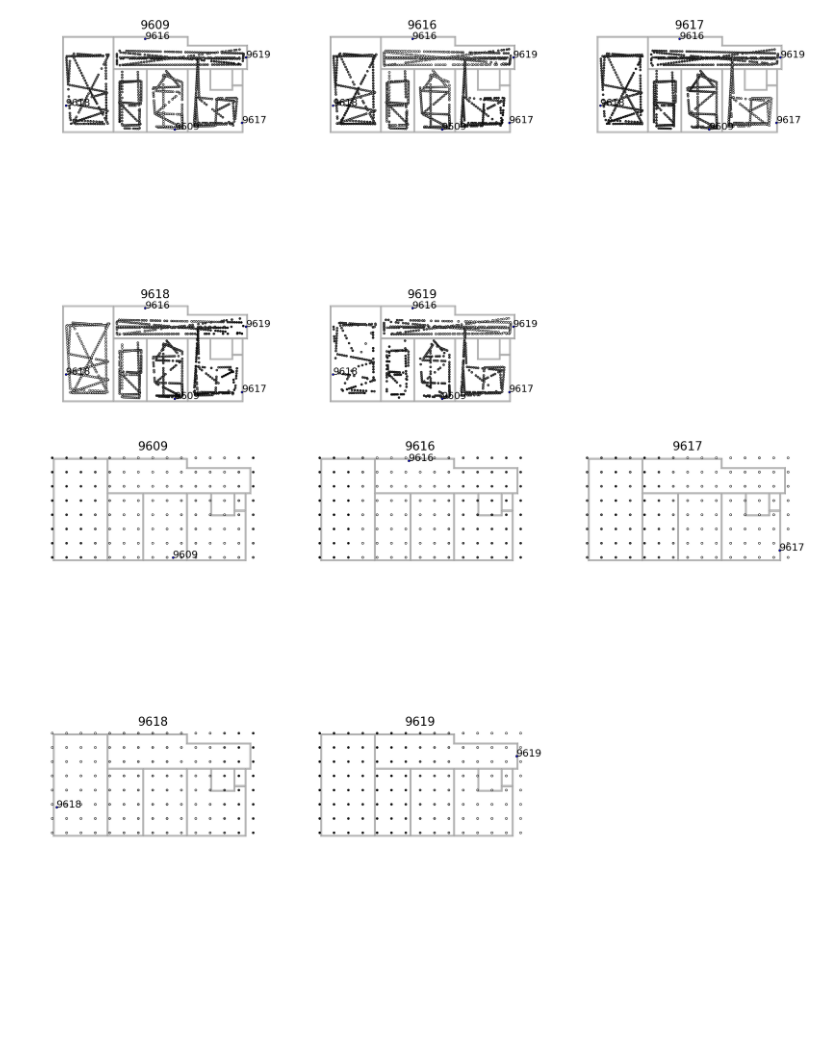
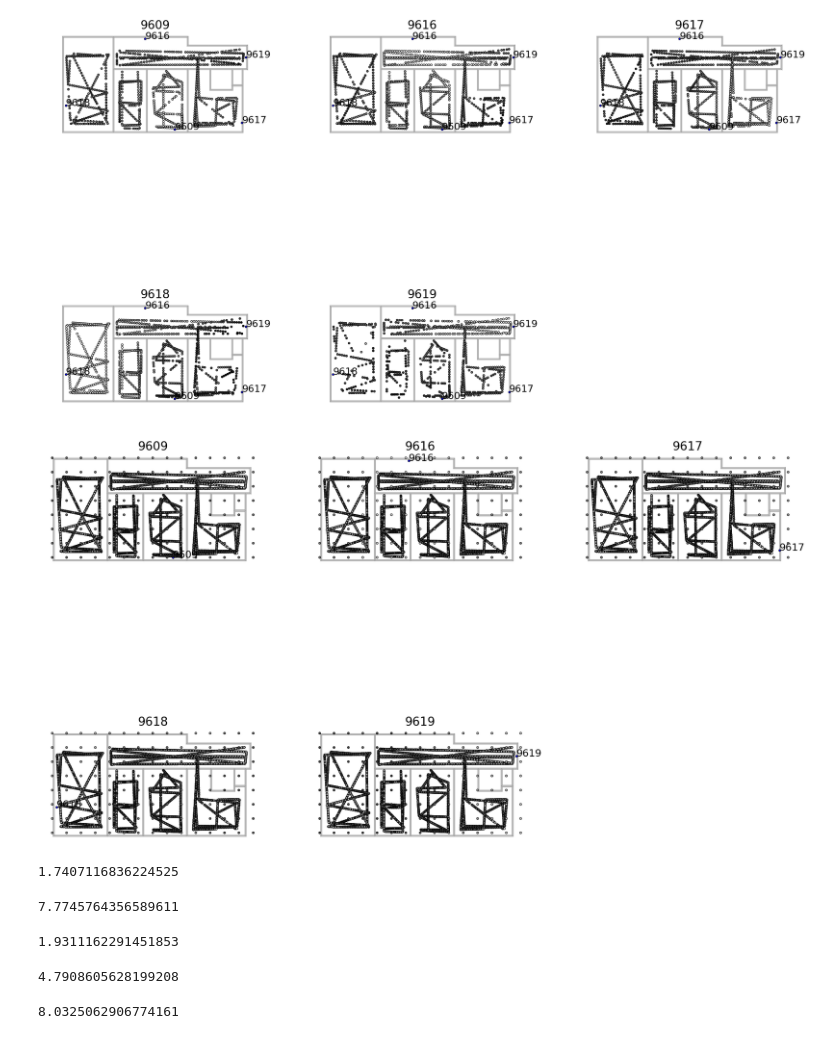
Before and after one commit to Informhunter/IPS, a Jupyter notebook: JupiterNB/data_from_db_analysis/data_visualisation.ipynb, the cells around one changed output. Drawn from its saved outputs; the diff is of its cells as text; code cells hidden in the pictures; blank space fills up the shorter version.

```diff
--- a/JupiterNB/data_from_db_analysis/data_visualisation.ipynb
+++ b/JupiterNB/data_from_db_analysis/data_visualisation.ipynb
@@ -200,7 +160,15 @@ def build_regression_map(rssi_df, img, regressor, preprocessor=None, figsize=(15
         ax.axis('off')
         ax.set_title(str(minor))
         plot_beacons(beacons[beacons.Minor == str(minor)], img)
-        scatter_over_image(img, xy[:, 0], -xy[:, 1], c=pred, cmap='Greys')
+        scatter_over_image(img, rssi_df.X, rssi_df.Y, c=-rssi_df.RSSI,
+                           cmap='Greys',
+                           vmax=-rssi_df.RSSI.min(),
+                           vmin=-rssi_df.RSSI.max())
+
+        scatter_over_image(img, xy[:, 0], -xy[:, 1], c=pred,
+                           cmap='Greys',
+                           vmax=-rssi_df.RSSI.min(),
+                           vmin=-rssi_df.RSSI.max())
     return (result, xy)
 # %%
 from sklearn.neighbors import KNeighborsRegressor
@@ -214,7 +182,27 @@ plot_rssi_map(filter_rssi_df(df, filter_func=create_rssi_avg_filter(17)), img, b
 [figure]
 # %%
 m, xy = build_regression_map(filter_rssi_df(df, filter_func=create_rssi_avg_filter(17)), img,
-                             KNeighborsRegressor(n_neighbors=10, weights='distance'),
+                             KNeighborsRegressor(n_neighbors=1),
                              figsize=(30, 20))
 # %% [output]
-[figure, old version]
+[figure, new version]
+# %%
+np.std(m[:, 0])
+# %% [output]
+1.7407116836224525
+# %%
+np.std(m[:, 1])
+# %% [output]
+7.7745764356589611
+# %%
+np.std(m[:, 2])
+# %% [output]
+1.9311162291451853
+# %%
+np.std(m[:, 3])
+# %% [output]
+4.7908605628199208
+# %%
+np.std(m[:, 4])
+# %% [output]
+8.0325062906774161
```
Also changed, not shown: parts of 3 cells of this notebook, 10 other files.
